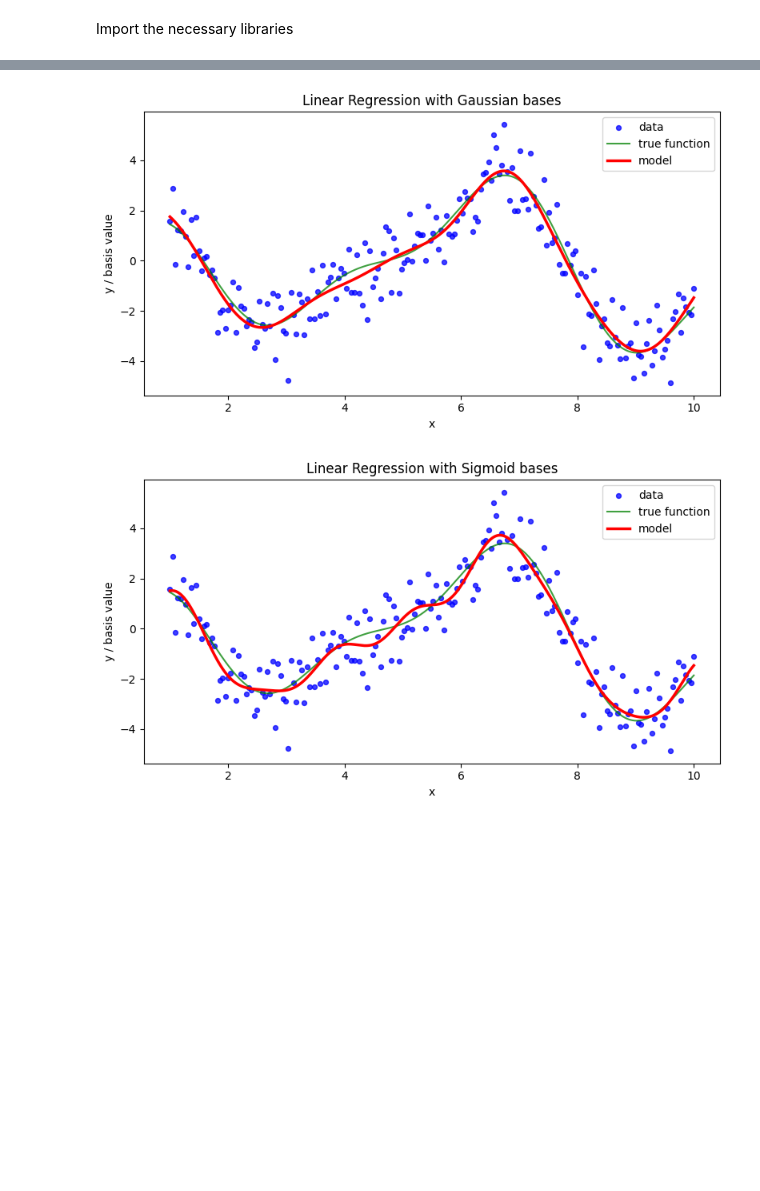
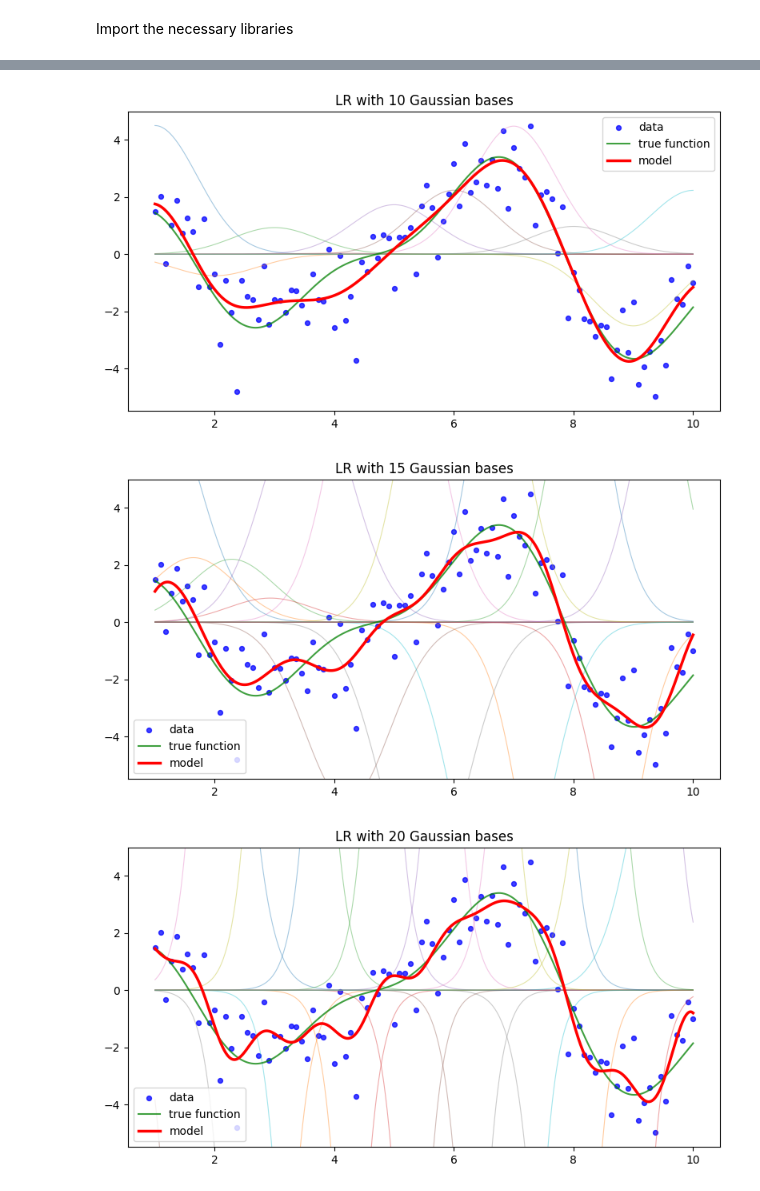
Before and after one commit to Steev3n/COMP551-F25, a Jupyter notebook: A2/A2code.ipynb, the cells around one changed output, grey strips where cells are left out. Cells and saved outputs as stored; diff of their text form; code cells hidden in the pictures; blank space fills up the shorter version.

```diff
--- a/A2/A2code.ipynb
+++ b/A2/A2code.ipynb
@@ -169,8 +218,9 @@ Section 1.1: Data Generation - Mock data
 # %%
-data = Linear_Regression.sampler(Linear_Regression.assignment_function, 200, 1, 10, random=False)
+data = Linear_Regression.sampler(Linear_Regression.assignment_function, 100, 1, 10, random=False)
 x = data.get("x")
 y = data.get("y")
 
+plt.figure(figsize=(8, 4.5))
 plt.scatter(x, y, label="sampled")
 plt.plot(x, Linear_Regression.assignment_function(x), label="true", color='red')
 plt.legend()
@@ -180,16 +232,6 @@ plt.show()
 # %%
-linear_model = Linear_Regression(x, y, 20, basis_function=BasisFunctions.LINEAR)
-polynomial_model = Linear_Regression(x, y, 20, basis_function=BasisFunctions.POLYNOMIAL)
-gaussian_model = Linear_Regression(x, y, 12, basis_function=BasisFunctions.GAUSSIAN)
-sigmoid_model = Linear_Regression(x, y, 20, basis_function=BasisFunctions.SIGMOID)
-
-linear_model.fit(GDMethods.ANALYTIC)
-polynomial_model.fit(GDMethods.ANALYTIC)
-gaussian_model.fit(GDMethods.ANALYTIC)
-sigmoid_model.fit(GDMethods.ANALYTIC)
-
-linear_model.plot_model(x, y, show_bases=False, show_true_function=True, true_function=Linear_Regression.assignment_function)
-polynomial_model.plot_model(x, y, show_bases=False, show_true_function=True, true_function=Linear_Regression.assignment_function)
-gaussian_model.plot_model(x, y, show_bases=False, show_true_function=True, true_function=Linear_Regression.assignment_function)
-sigmoid_model.plot_model(x, y, show_bases=False, show_true_function=True, true_function=Linear_Regression.assignment_function)
+for i in range(10):
+    model = Linear_Regression(x, y, num_features=i*5, basis_function=BasisFunctions.GAUSSIAN)
+    model.fit(GDMethods.ANALYTIC)
+    model.plot_model(x, y, show_bases=True, show_true_function=True, true_function=Linear_Regression.assignment_function, title=f"LR with {i*5} Gaussian bases")
 # %% [output]
@@ -198,2 +240,3 @@ sigmoid_model.plot_model(x, y, show_bases=False, show_true_function=True, true_f
-[figure, old version]
+[figure, new version]
-[figure, old version]
+[figure, new version]
+[figure, added]
```
Also changed, not shown: parts of 8 cells of this notebook.
